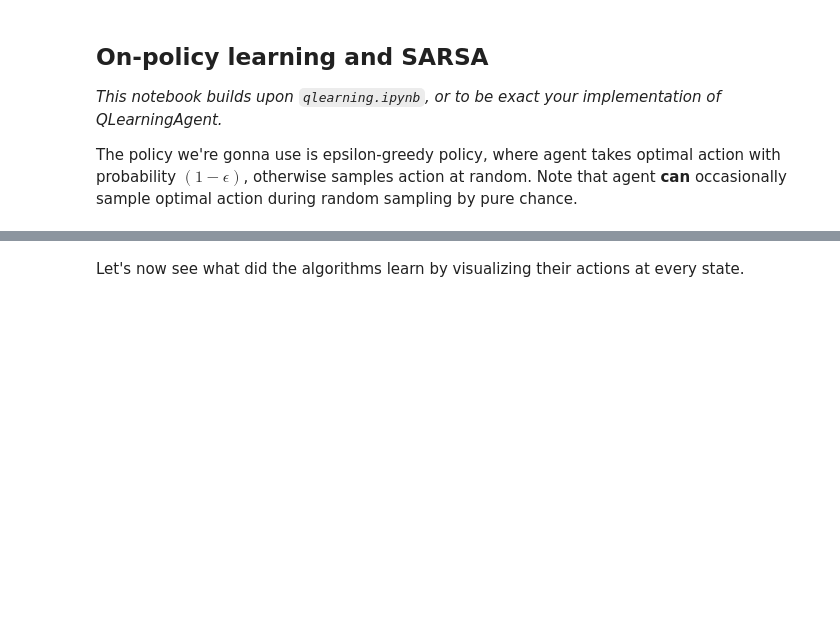
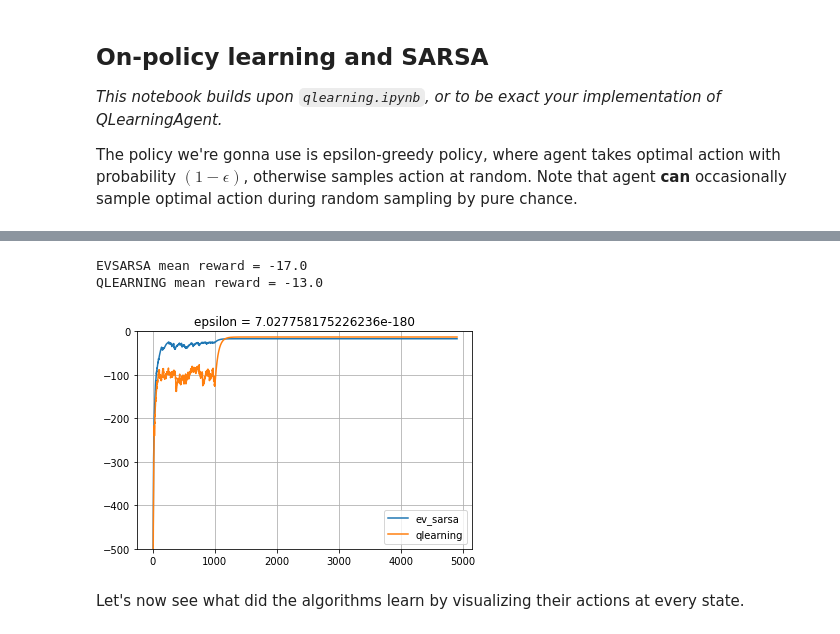
Before and after one commit to SCLiao47/Practical_RL, a Jupyter notebook: Week3_Model Free Methods/sarsa.ipynb, the cells around one changed output, grey strips where cells are left out. Saved outputs shown, nothing was run; the diff lists cells and outputs as text; code cells hidden in the pictures; blank space fills up the shorter version.

Commit message:
Finished SARSA

```diff
--- a/Week3_Model Free Methods/sarsa.ipynb
+++ b/Week3_Model Free Methods/sarsa.ipynb
@@ -83,7 +97,8 @@ class QLearningAgent:
         if len(possible_actions) == 0:
             return 0.0
 
-        <YOUR CODE>
+        # <YOUR CODE>
+        value = max([self.get_qvalue(state,a) for a in possible_actions])
 
         return value
 
@@ -97,9 +112,11 @@ class QLearningAgent:
         gamma = self.discount
         learning_rate = self.alpha
 
-        <YOUR CODE>
+        # <YOUR CODE>
+        qvalue = (1-learning_rate)*self.get_qvalue(state,action) + learning_rate*(reward+gamma*self.get_value(next_state))
 
-        self.set_qvalue(state, action, <YOUR CODE: Q-value> )
+        # self.set_qvalue(state, action, <YOUR CODE: Q-value> )
+        self.set_qvalue(state, action, qvalue)
 
     def get_best_action(self, state):
         """
@@ -111,7 +128,12 @@ class QLearningAgent:
         if len(possible_actions) == 0:
             return None
 
-        <YOUR CODE>
+        # <YOUR CODE>
+        q_dict = {a: self.get_qvalue(state,a) for a in possible_actions}
+
+        max_q = max(q_dict.values())
+        best_actions = [action for action, q in q_dict.items() if q == max_q]
+        best_action = random.choice(best_actions)
 
         return best_action
 
@@ -137,6 +159,10 @@ class QLearningAgent:
         # agent parameters:
         epsilon = self.epsilon
 
-        <YOUR CODE>
+        # <YOUR CODE>
+        if random.random() < self.epsilon:
+            chosen_action = random.choice(possible_actions)
+        else:
+            chosen_action = self.get_best_action(state)
 
         return chosen_action
@@ -166,7 +195,13 @@ class EVSarsaAgent(QLearningAgent):
         if len(possible_actions) == 0:
             return 0.0
 
-        <YOUR CODE: see docstring>
+        # <YOUR CODE: see docstring>
+        best_action = self.get_best_action(state)
+        state_value = (1-epsilon)*self.get_qvalue(state,best_action)
+
+        num_action = len(possible_actions)
+        for action in possible_actions:
+            state_value += epsilon/num_action*self.get_qvalue(state,action)
 
         return state_value
 # %% [markdown]
@@ -217,28 +278,36 @@ agent_ql = QLearningAgent(alpha=0.25, epsilon=0.2, discount=0.99,
 # %%
 from IPython.display import clear_output
 import pandas as pd
 
 def moving_average(x, span=100):
     return pd.DataFrame({'x': np.asarray(x)}).x.ewm(span=span).mean().values
 
 rewards_sarsa, rewards_ql = [], []
 
 for i in range(5000):
     rewards_sarsa.append(play_and_train(env, agent_sarsa))
     rewards_ql.append(play_and_train(env, agent_ql))
-    # Note: agent.epsilon stays constant
+
+    # Note: agent.epsilon stays constant in the first half of epsiod
+    if i > 5000/5:
+        agent_sarsa.epsilon *= 0.9
+        agent_ql.epsilon *= 0.9
 
     if i % 100 == 0:
         clear_output(True)
         print('EVSARSA mean reward =', np.mean(rewards_sarsa[-100:]))
         print('QLEARNING mean reward =', np.mean(rewards_ql[-100:]))
         plt.title("epsilon = %s" % agent_ql.epsilon)
         plt.plot(moving_average(rewards_sarsa), label='ev_sarsa')
         plt.plot(moving_average(rewards_ql), label='qlearning')
         plt.grid()
         plt.legend()
         plt.ylim(-500, 0)
         plt.show()
+# %% [output]
+EVSARSA mean reward = -17.0
+QLEARNING mean reward = -13.0
+[figure, added]
 # %% [markdown]
 Let's now see what did the algorithms learn by visualizing their actions at every state.
 # %%
```
Also changed, not shown: parts of 16 cells of this notebook.
